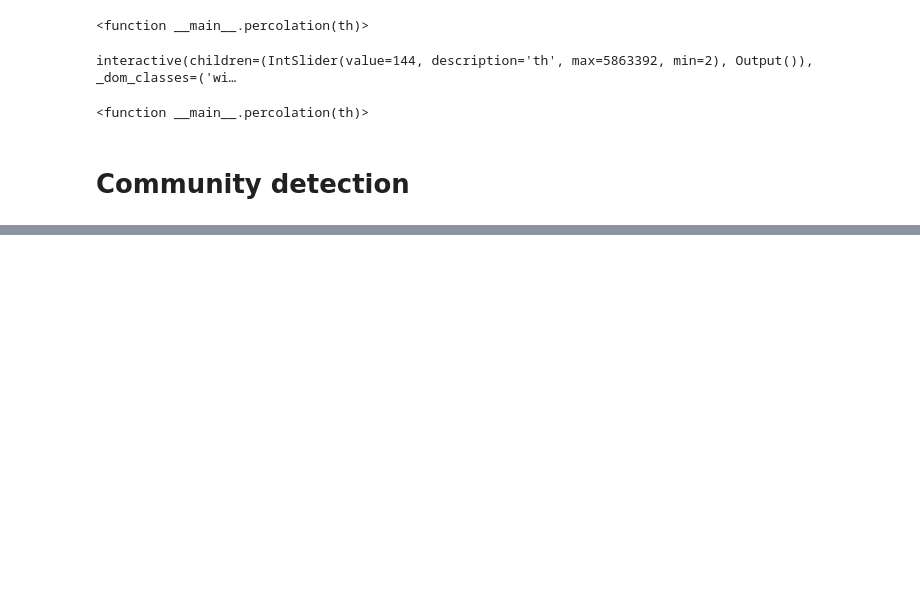
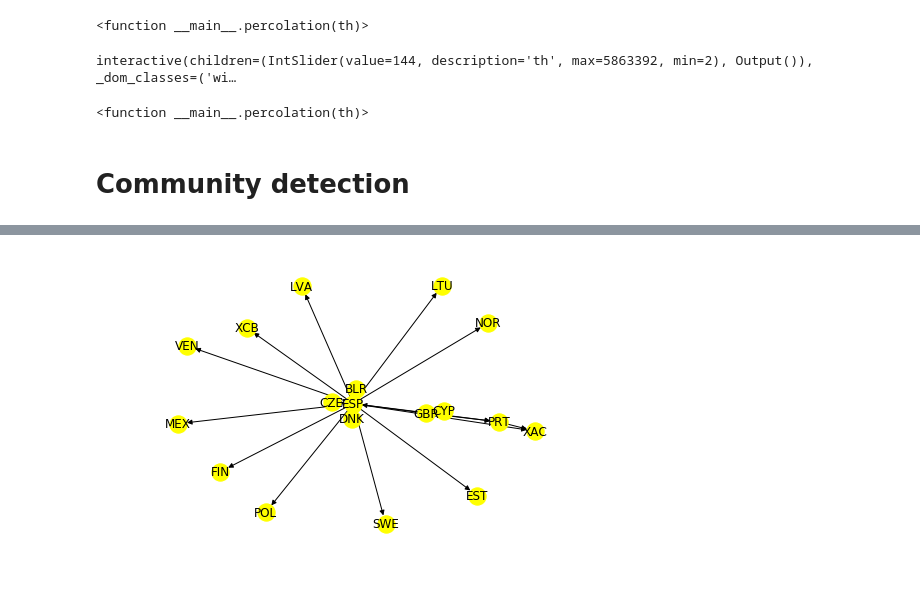
Before and after one commit to federiconutarelli/mena, a Jupyter notebook: LAVORO_MENA_DEFINITIVO.ipynb, the cells around one changed output, grey strips where cells are left out. Drawn from its saved outputs; the diff is of its cells as text; code cells hidden in the pictures; blank space fills up the shorter version.

```diff
--- a/LAVORO_MENA_DEFINITIVO.ipynb
+++ b/LAVORO_MENA_DEFINITIVO.ipynb
@@ -676,0 +752,27 @@ plt.show()
+# %%
+#THIRD SUBGRAPH: THIRD COMMUNITY
+
+Third_community_graph=nx.DiGraph()
+for i in comm[2]:
+    for j in range(18):
+        Third_community_graph.add_edge(i,comm[2][j])
+edges_third =[ii for ii in list(Third_community_graph.edges.data('weight'))]
+
+
+edges_third_edges_only = []
+for i in range(324):
+    b=edges_third[i][:2]
+    edges_third_edges_only.append(b)
+
+
+Third_community = nx.DiGraph()
+elementi_comuni_third = common_elements(edges_third_edges_only,edges_perc_edges_only)
+for j in range(19):
+    nodo_1=elementi_comuni_third[j][0]
+    nodo_2=elementi_comuni_third[j][1]
+    Third_community.add_edge(nodo_1,nodo_2)
+
+pos = nx.random_layout(Third_community)
+nx.draw(Third_community, node_size=300, with_labels=True, node_color='yellow')
+# %% [output]
+[figure, added]
```
Also changed, not shown: parts of 14 cells of this notebook.
